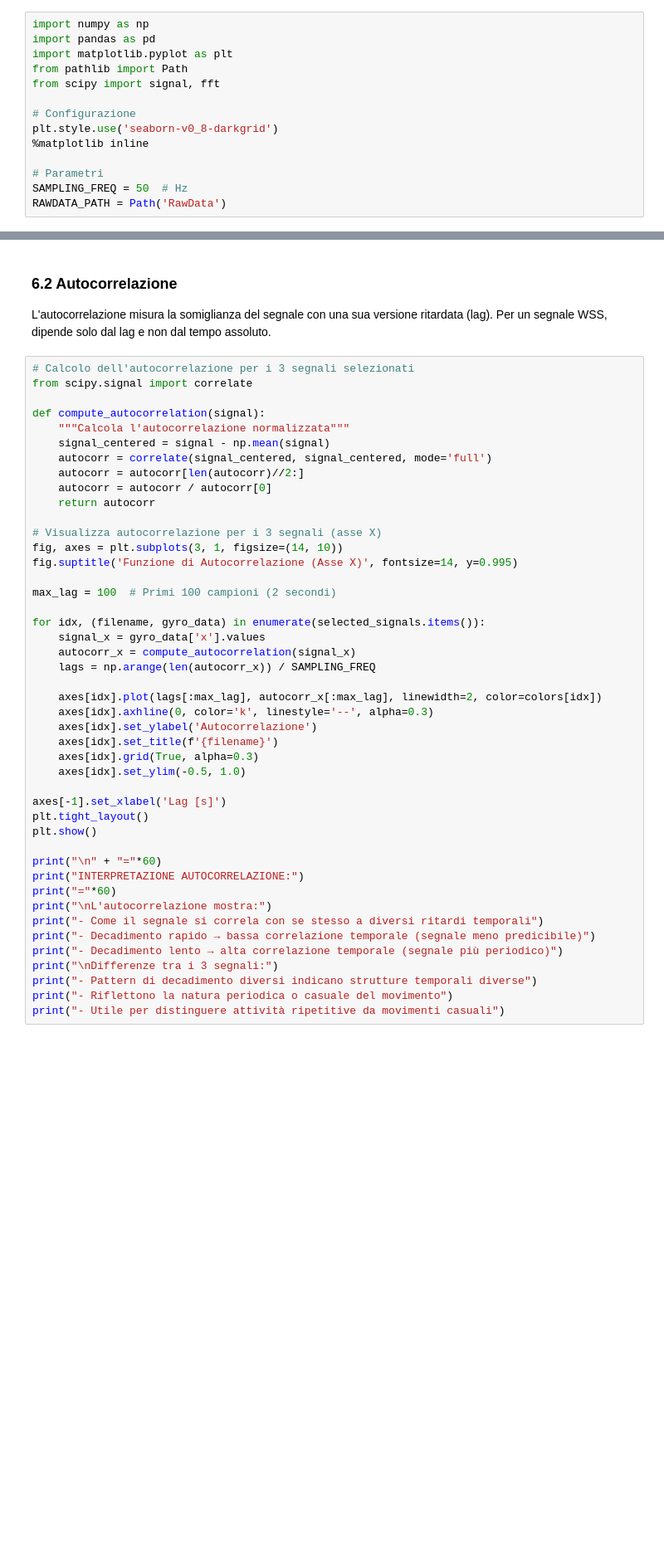
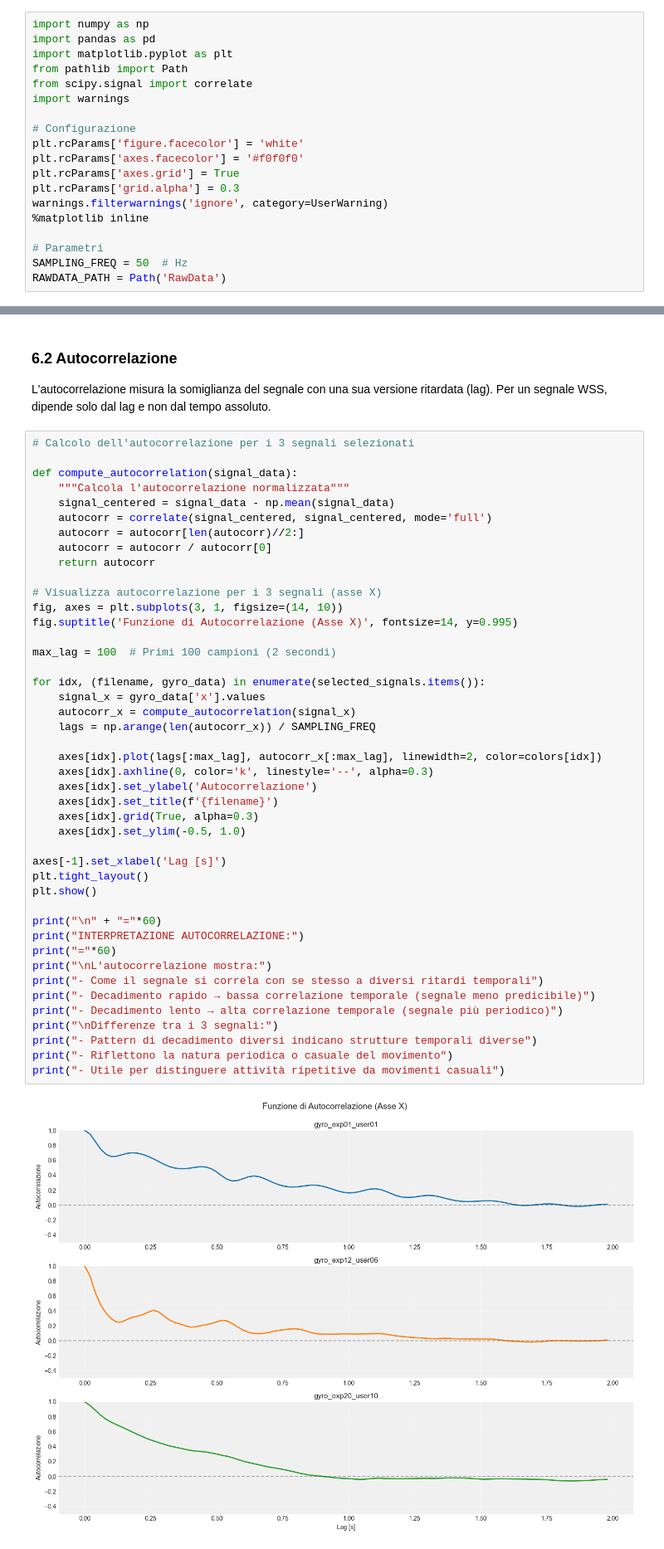
Before and after one commit to AlessioCamerano/Relazione-ATSD, a Jupyter notebook: analisi_segnali.ipynb, the cells around one changed output, grey strips where cells are left out. Shown at 83% size. Drawn from its saved outputs; the diff is of its cells as text; blank space fills up the shorter version.

```diff
--- a/analisi_segnali.ipynb
+++ b/analisi_segnali.ipynb
@@ -13,10 +13,15 @@ import numpy as np
 import pandas as pd
 import matplotlib.pyplot as plt
 from pathlib import Path
-from scipy import signal, fft
+from scipy.signal import correlate
+import warnings
 
 # Configurazione
-plt.style.use('seaborn-v0_8-darkgrid')
+plt.rcParams['figure.facecolor'] = 'white'
+plt.rcParams['axes.facecolor'] = '#f0f0f0'
+plt.rcParams['axes.grid'] = True
+plt.rcParams['grid.alpha'] = 0.3
+warnings.filterwarnings('ignore', category=UserWarning)
 %matplotlib inline
 
 # Parametri
@@ -433,11 +439,10 @@ print("  il segnale è approssimativamente stazionario (WSS)")
 L'autocorrelazione misura la somiglianza del segnale con una sua versione ritardata (lag). Per un segnale WSS, dipende solo dal lag e non dal tempo assoluto.
 # %%
 # Calcolo dell'autocorrelazione per i 3 segnali selezionati
-from scipy.signal import correlate
 
-def compute_autocorrelation(signal):
+def compute_autocorrelation(signal_data):
     """Calcola l'autocorrelazione normalizzata"""
-    signal_centered = signal - np.mean(signal)
+    signal_centered = signal_data - np.mean(signal_data)
     autocorr = correlate(signal_centered, signal_centered, mode='full')
     autocorr = autocorr[len(autocorr)//2:]
     autocorr = autocorr / autocorr[0]
@@ -449,30 +454,32 @@ fig.suptitle('Funzione di Autocorrelazione (Asse X)', fontsize=14, y=0.995)
 
 max_lag = 100  # Primi 100 campioni (2 secondi)
 
 for idx, (filename, gyro_data) in enumerate(selected_signals.items()):
     signal_x = gyro_data['x'].values
     autocorr_x = compute_autocorrelation(signal_x)
     lags = np.arange(len(autocorr_x)) / SAMPLING_FREQ
 
     axes[idx].plot(lags[:max_lag], autocorr_x[:max_lag], linewidth=2, color=colors[idx])
     axes[idx].axhline(0, color='k', linestyle='--', alpha=0.3)
     axes[idx].set_ylabel('Autocorrelazione')
     axes[idx].set_title(f'{filename}')
     axes[idx].grid(True, alpha=0.3)
     axes[idx].set_ylim(-0.5, 1.0)
 
 axes[-1].set_xlabel('Lag [s]')
 plt.tight_layout()
 plt.show()
 
 print("\n" + "="*60)
 print("INTERPRETAZIONE AUTOCORRELAZIONE:")
 print("="*60)
 print("\nL'autocorrelazione mostra:")
 print("- Come il segnale si correla con se stesso a diversi ritardi temporali")
 print("- Decadimento rapido → bassa correlazione temporale (segnale meno predicibile)")
 print("- Decadimento lento → alta correlazione temporale (segnale più periodico)")
 print("\nDifferenze tra i 3 segnali:")
 print("- Pattern di decadimento diversi indicano strutture temporali diverse")
 print("- Riflettono la natura periodica o casuale del movimento")
 print("- Utile per distinguere attività ripetitive da movimenti casuali")
+# %% [output]
+[figure, added]
```
Also changed, not shown: parts of 13 cells of this notebook.
